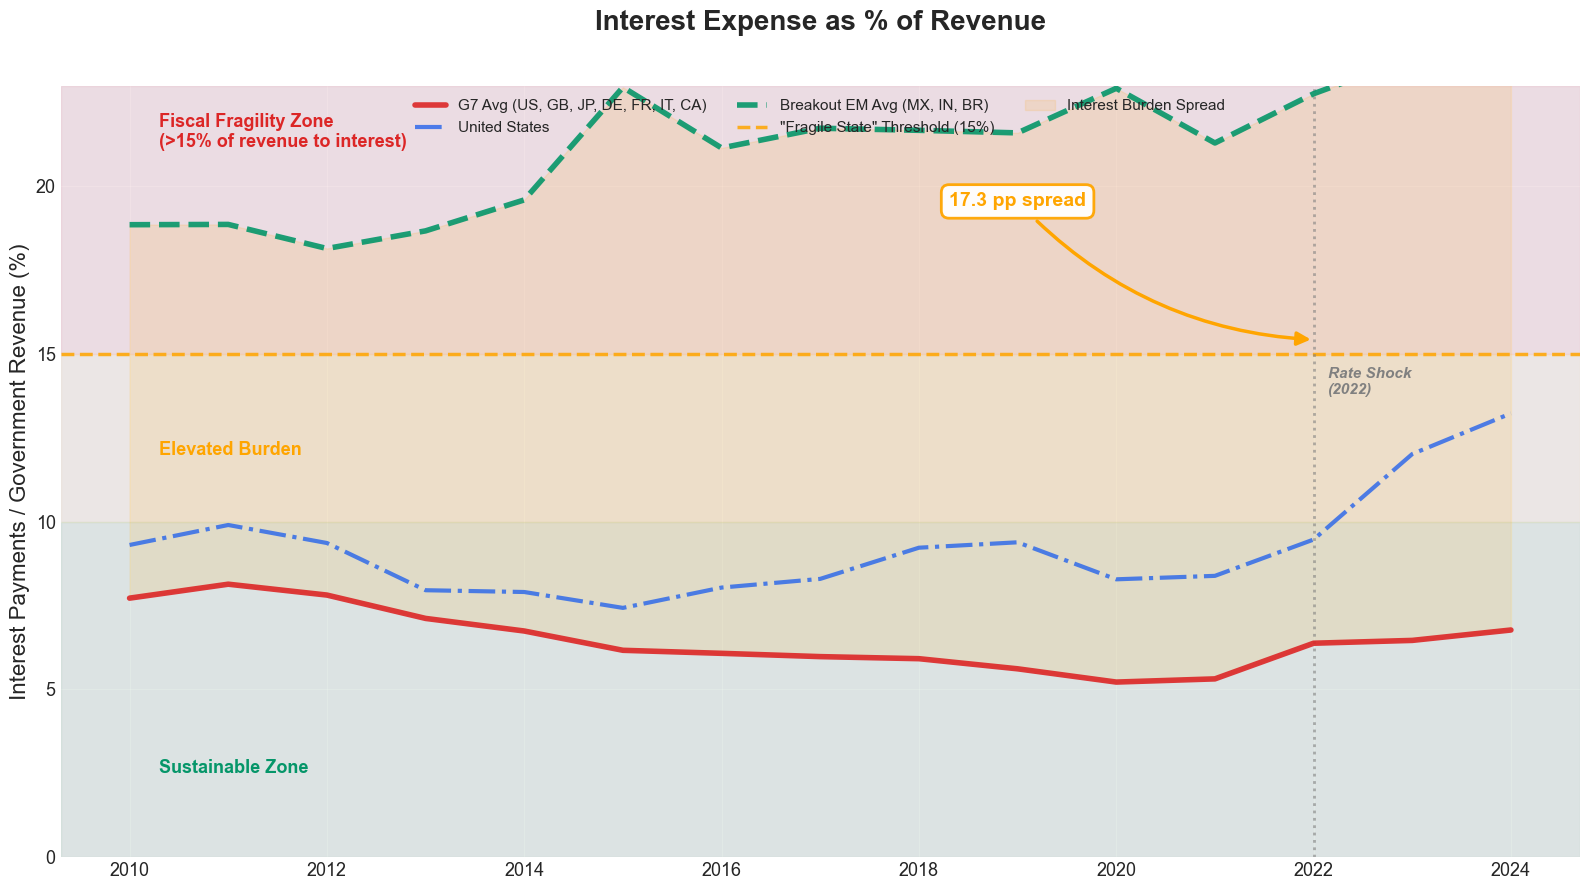
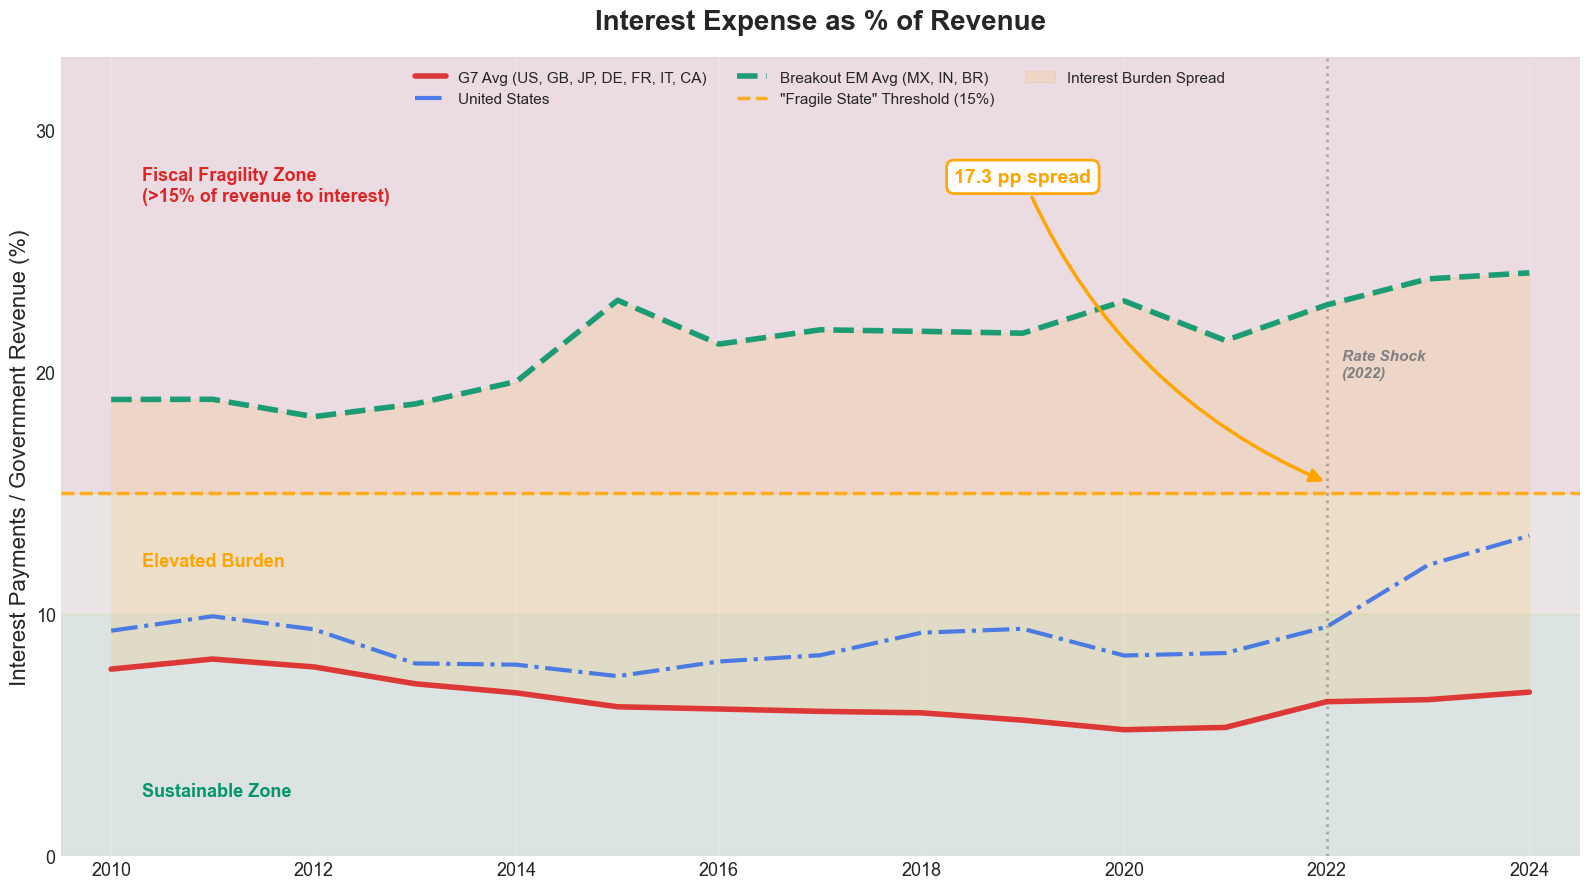
The change to this notebook cell's code, shown as a diff; its figure went from the first image to the second:
--- before
+++ after
@@ -20,10 +20,10 @@
 
 # Zone shading
-y_max = max(g7_ir_avg.max(), us_ir.max() if us_ir is not None else 0, 20) * 1.15
+y_max = 33
 ax.axhspan(15, y_max, alpha=0.06, color="red")
 ax.axhspan(10, 15, alpha=0.05, color="orange")
 ax.axhspan(0, 10, alpha=0.06, color="green")
 
-ax.text(g7_ir_avg.index[0] + 0.3, y_max * 0.92, "Fiscal Fragility Zone\n(>15% of revenue to interest)",
+ax.text(g7_ir_avg.index[0] + 0.3, y_max * 0.82, "Fiscal Fragility Zone\n(>15% of revenue to interest)",
         fontsize=13, color="#dc2626", fontweight="bold")
 ax.text(g7_ir_avg.index[0] + 0.3, 12.0, "Elevated Burden",
@@ -65,10 +65,12 @@
 # Titles & axes
 ax.set_title("Interest Expense as % of Revenue",
-             fontsize=20, fontweight="bold", pad=40)
+             fontsize=20, fontweight="bold", pad=20)
 ax.set_ylabel("Interest Payments / Government Revenue (%)", fontsize=16)
 ax.set_xlabel("", fontsize=16)
 ax.tick_params(axis="both", labelsize=13)
-ax.xaxis.set_major_locator(mticker.MaxNLocator(integer=True))
-ax.set_ylim(0, y_max)
+ax.set_xlim(2009.5, 2024.5)
+ax.set_xticks(range(2010, 2025, 2))
+ax.set_ylim(0, 33)
+ax.set_yticks(range(0, 31, 10))
 ax.grid(True, alpha=0.3)
 

Commit: Add and commit remaining Dollar Edition updates